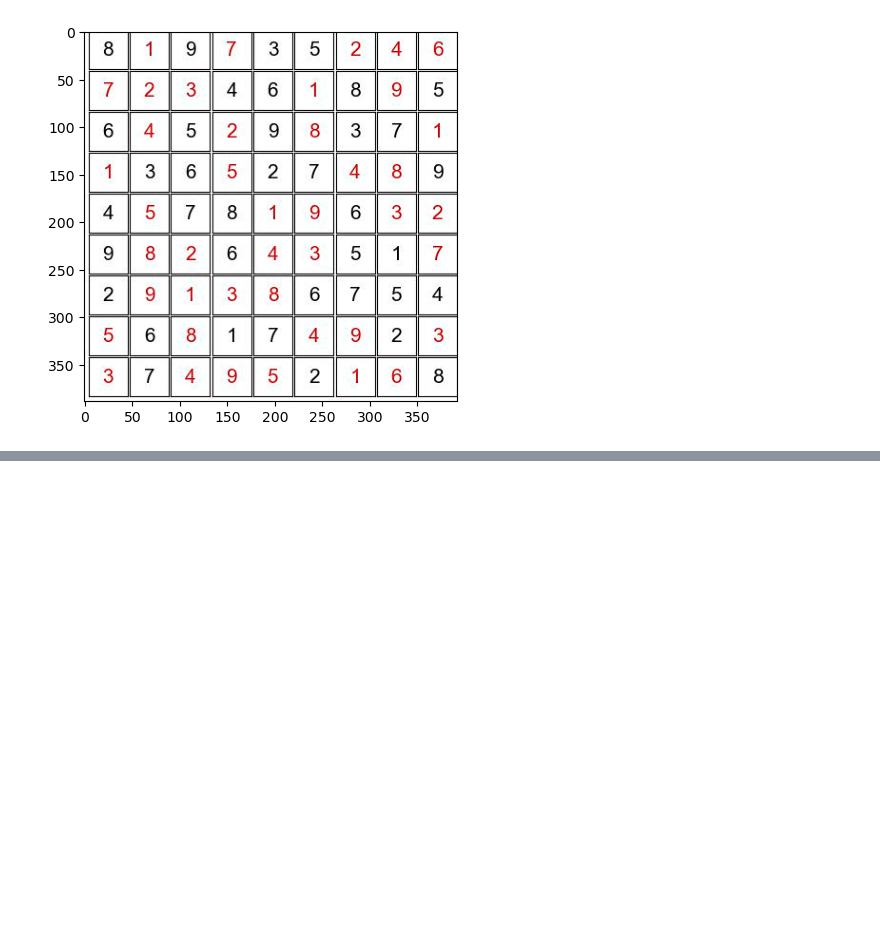
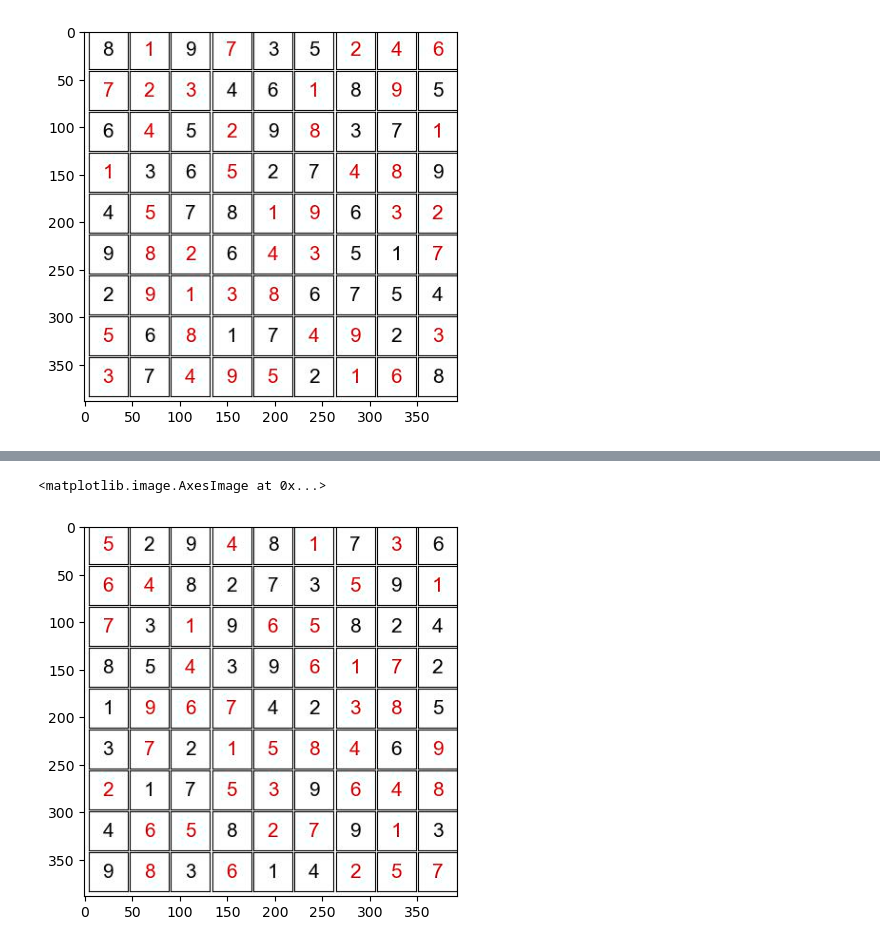
Before and after one commit to NikhilTilak/sudoku-solver, a Jupyter notebook: notebooks/example.ipynb, the cells around one changed output, grey strips where cells are left out. Drawn from its saved outputs; the diff is of its cells as text; code cells hidden in the pictures; blank space fills up the shorter version.

```diff
--- a/notebooks/example.ipynb
+++ b/notebooks/example.ipynb
@@ -214,0 +247,5 @@ plt.imshow(solve_sudoku(s))
+# %%
+plt.imshow(solve_sudoku(s))
+# %% [output]
+<matplotlib.image.AxesImage at 0x...>
+[figure, added]
```
Also changed, not shown: parts of 3 cells of this notebook, 3 other files.
